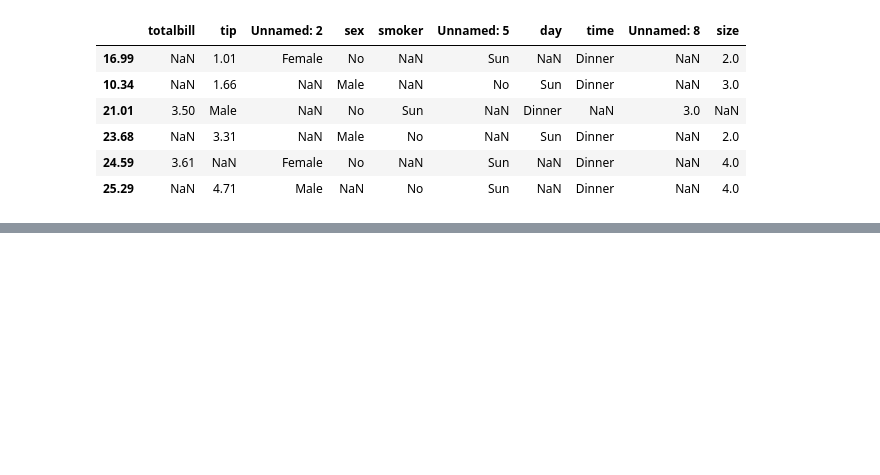
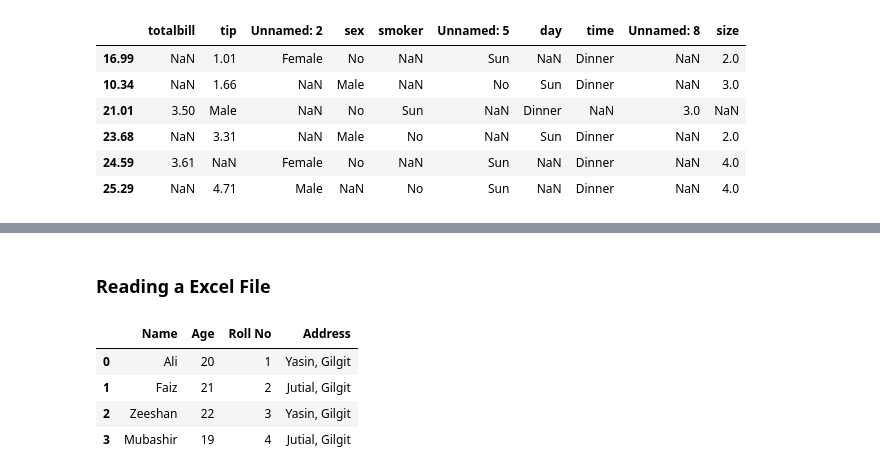
Before and after one commit to Artificial-Intelligence-Appo-Matrix/Python-Labs, a Jupyter notebook: Pandas_labs.ipynb, the cells around one changed output, grey strips where cells are left out. Saved outputs shown, nothing was run; the diff lists cells and outputs as text; code cells hidden in the pictures; blank space fills up the shorter version.

```diff
--- a/Pandas_labs.ipynb
+++ b/Pandas_labs.ipynb
@@ -1570,0 +1814,12 @@ df
+# %% [markdown]
+### Reading a Excel File
+# %%
+file='Datasets/Data.xlsx'
+df = pd.read_excel(file)
+display(df)
+# %% [output]
+|  | Name | Age | Roll No | Address |
+| 0 | Ali | 20 | 1 | Yasin, Gilgit |
+| 1 | Faiz | 21 | 2 | Jutial, Gilgit |
+| 2 | Zeeshan | 22 | 3 | Yasin, Gilgit |
+| 3 | Mubashir | 19 | 4 | Jutial, Gilgit |
```
Also changed, not shown: parts of 39 cells of this notebook.
